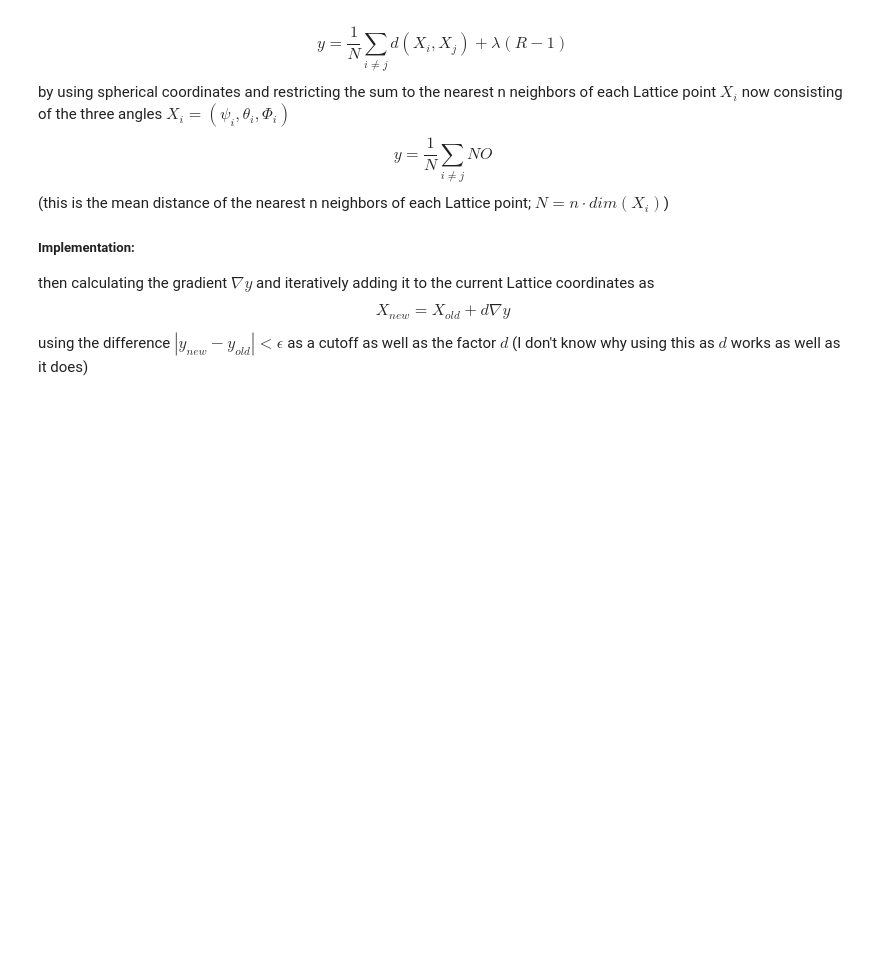
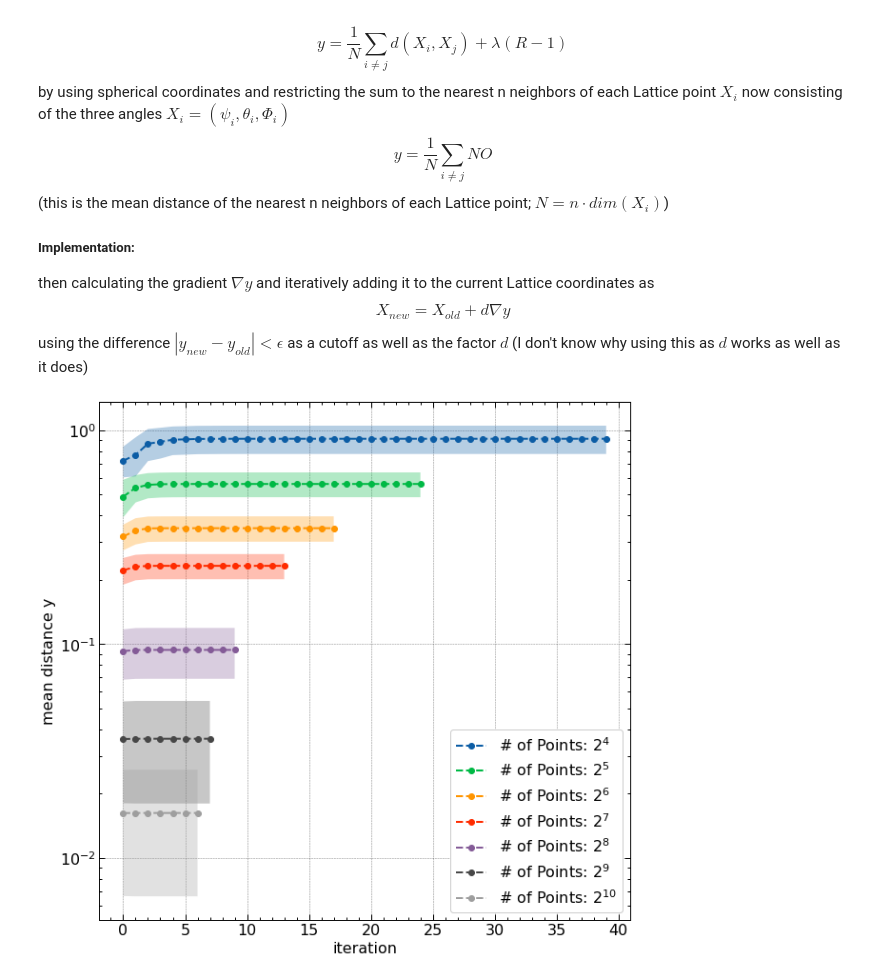
Before and after one commit to djrolfes/bachelor_thesis, a Jupyter notebook: tests.ipynb, the cells around one changed output. Saved outputs shown, nothing was run; the diff lists cells and outputs as text; code cells hidden in the pictures; blank space fills up the shorter version.

```diff
--- a/tests.ipynb
+++ b/tests.ipynb
@@ -83,4 +38,0 @@ array([[ True,  True,  True, ...,  True,  True,  True],
-# %%
-a = np.array([[1,3],[2,6],[3,9]])
-b = np.array([[4],[5],[6]])
-np.hstack((a,b))
@@ -345,3 +332,31 @@ then calculating the gradient $\nabla y$ and iteratively adding it to the curren
 \end{equation*}
 
 using the difference $|y_{new} - y_{old}| < \epsilon$ as a cutoff as well as the factor $d$ (I don't know why using this as $d$ works as well as it does)
+# %%
+from lattice_optimisation import lattice_optimizer
+from fibonacci import generate_vertices_angles
+
+figsize = (10,10)
+N = np.array([i for i in range(4,11)])
+eps = 1e-14
+plt.figure(figsize=figsize)
+for exp in N:
+    angles = generate_vertices_angles(2**exp)
+    _,mean,arr,std = lattice_optimizer(angles, eps=eps, neighbors=1)
+
+    arr = np.asarray(arr)
+    std = np.asarray(std)
+    plt.plot(arr,"o--", label=r"# of Points: $2^{%s}$" %exp)
+    plt.fill_between(range(len(arr)), arr-std, arr+std, alpha=0.3)
+
+
+
+plt.xlabel("iteration")
+plt.ylabel("mean distance y")
+plt.legend(loc="best")
+#plt.title("one neighbor")
+plt.yscale("log")
+#plt.savefig("optimiser_mean_distances_one_neighbor.pdf")
+plt.show()
+# %% [output]
+[figure, added]
```
Also changed, not shown: parts of 24 cells of this notebook, 5 other files.
